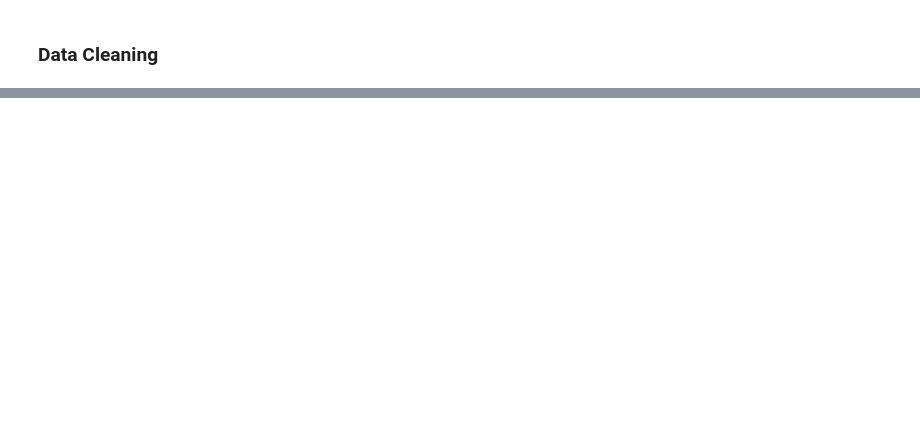
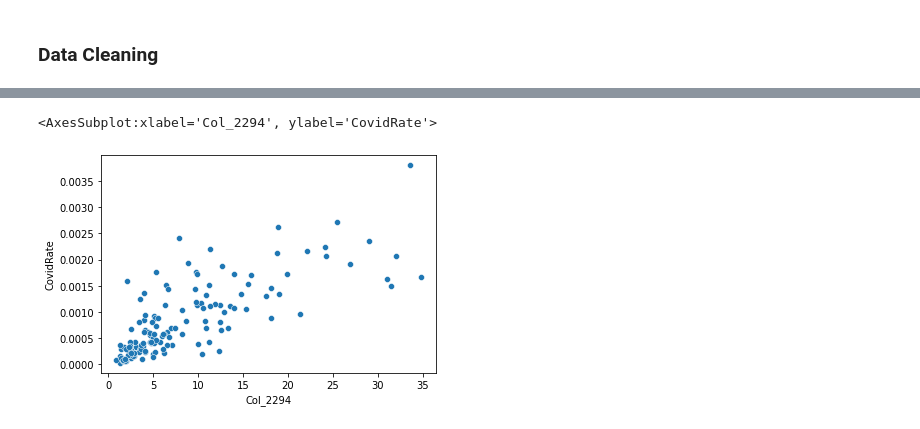
Before and after one commit to alexeimarcilio/GBC, a Jupyter notebook: LR_Project/CovidTO.ipynb, the cells around one changed output, grey strips where cells are left out. Cells and saved outputs as stored; diff of their text form; code cells hidden in the pictures; blank space fills up the shorter version.

```diff
--- a/LR_Project/CovidTO.ipynb
+++ b/LR_Project/CovidTO.ipynb
@@ -190,0 +113,7 @@ sring = "k(a3(b(a2(c))))"
+# %%
+# Let's convert the demographic data to floats - select only string columns
+for x in neighTO.select_dtypes(include='object').columns:
+    if x != 'Col_0':
+        # Remove % symbol if present
+        neighTO[x] = neighTO[x].replace({'%':''}, regex = True)
+        neighTO[x] = neighTO[x].astype(float)
@@ -190,0 +144,6 @@ sring = "k(a3(b(a2(c))))"
+# %%
+# Rename the column so they match in both files
+neighTO.rename(columns={'Col_0': "Neighbourhood ID"}, inplace=True)
+# %%
+# Join the files on Neighbourhood ID
+NeighCases = pd.merge(neighTO, covid_to, how='left', on=['Neighbourhood ID'])
@@ -190,0 +153,3 @@ sring = "k(a3(b(a2(c))))"
+# %%
+# Let's add a column for the case rate - case count/neighborhood population
+NeighCases['CovidRate'] = NeighCases['Case Count']/NeighCases['Col_1']
@@ -190,0 +224,8 @@ sring = "k(a3(b(a2(c))))"
+# %%
+# Black
+df = NeighCases[['Col_2294','CovidRate']]
+
+sns.scatterplot(data=df, x='Col_2294',y='CovidRate')
+# %% [output]
+<AxesSubplot:xlabel='Col_2294', ylabel='CovidRate'>
+[figure, added]
```
Also changed, not shown: parts of 126 cells of this notebook, 25 other files.
